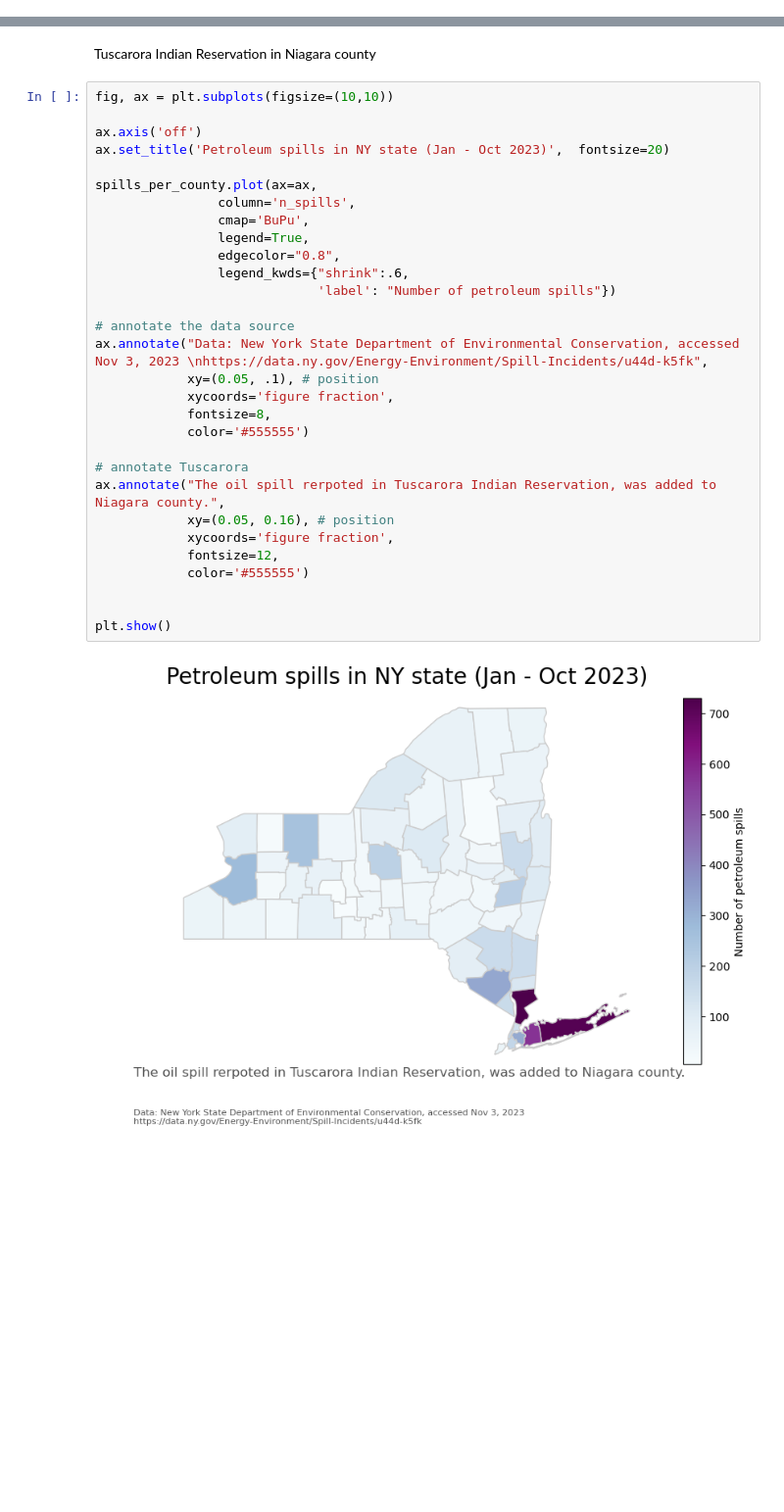
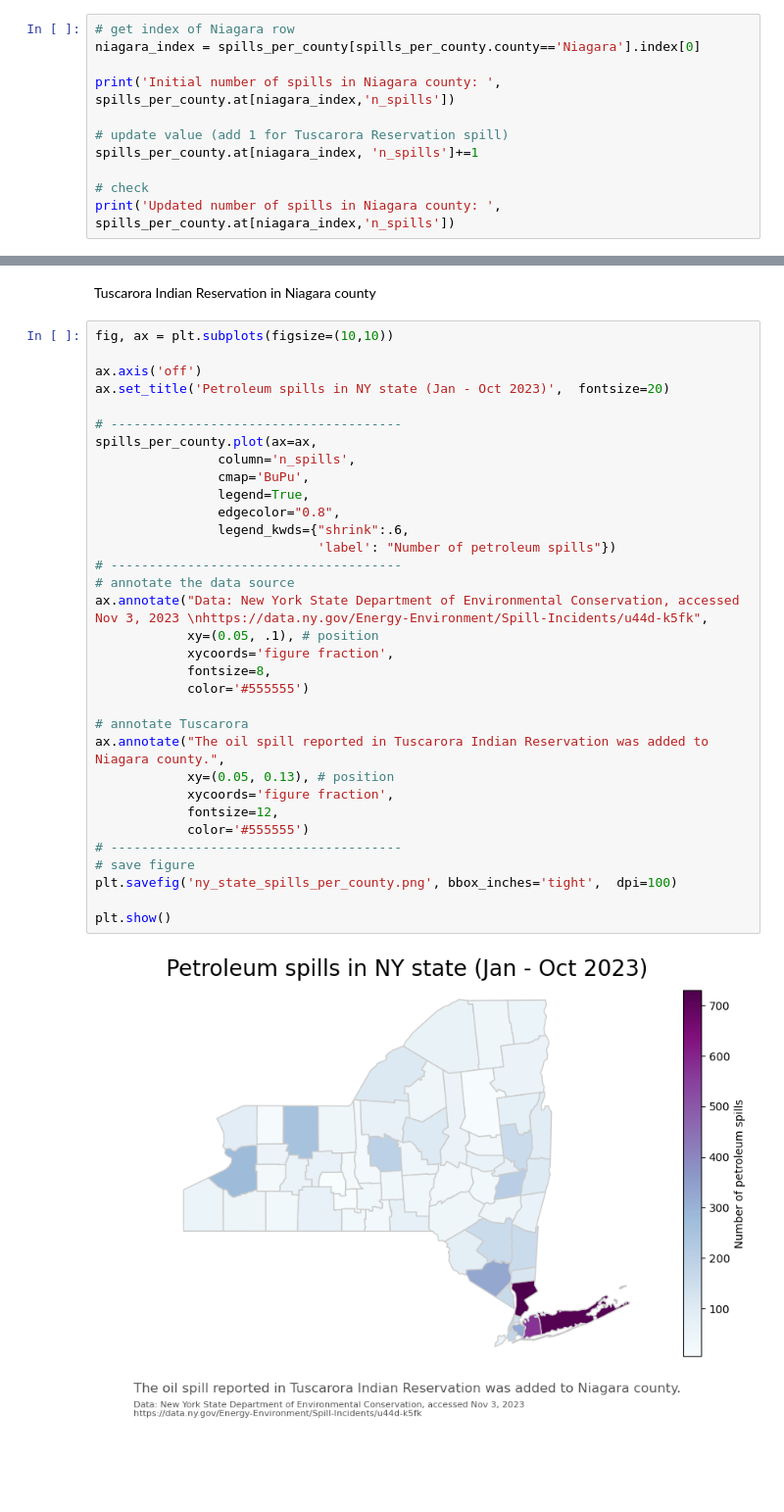
Before and after one commit to carmengg/eds220-oil-spills-sample-repo, a Jupyter notebook: NY-state-spills-per-county.ipynb, the cells around one changed output, grey strips where cells are left out. Shown: that part at 98% size. Drawn from its saved outputs; the diff is of its cells as text; blank space fills up the shorter version.

```diff
--- a/NY-state-spills-per-county.ipynb
+++ b/NY-state-spills-per-county.ipynb
@@ -314,0 +307,11 @@ spills_per_county.loc[spills_per_county.county=='Niagara']
+# %%
+# get index of Niagara row
+niagara_index = spills_per_county[spills_per_county.county=='Niagara'].index[0]
+
+print('Initial number of spills in Niagara county: ', spills_per_county.at[niagara_index,'n_spills'])
+
+# update value (add 1 for Tuscarora Reservation spill)
+spills_per_county.at[niagara_index, 'n_spills']+=1
+
+# check
+print('Updated number of spills in Niagara county: ', spills_per_county.at[niagara_index,'n_spills'])
@@ -327,32 +333,35 @@ Tuscarora Indian Reservation in Niagara county
 # %%
 fig, ax = plt.subplots(figsize=(10,10))
 
 ax.axis('off')
 ax.set_title('Petroleum spills in NY state (Jan - Oct 2023)',  fontsize=20)
 
+# --------------------------------------
 spills_per_county.plot(ax=ax,
                 column='n_spills',
                 cmap='BuPu',
                 legend=True,
                 edgecolor="0.8",
                 legend_kwds={"shrink":.6,
                              'label': "Number of petroleum spills"})
-
+# --------------------------------------
 # annotate the data source
 ax.annotate("Data: New York State Department of Environmental Conservation, accessed Nov 3, 2023 \nhttps://data.ny.gov/Energy-Environment/Spill-Incidents/u44d-k5fk",
             xy=(0.05, .1), # position
             xycoords='figure fraction',
             fontsize=8,
             color='#555555')
 
 # annotate Tuscarora
-ax.annotate("The oil spill rerpoted in Tuscarora Indian Reservation, was added to Niagara county.",
-            xy=(0.05, 0.16), # position
+ax.annotate("The oil spill reported in Tuscarora Indian Reservation was added to Niagara county.",
+            xy=(0.05, 0.13), # position
             xycoords='figure fraction',
             fontsize=12,
             color='#555555')
-
+# --------------------------------------
+# save figure
+plt.savefig('ny_state_spills_per_county.png', bbox_inches='tight',  dpi=100)
 
 plt.show()
 # %% [output]
-[figure, old version]
+[figure, new version]
```
Also changed, not shown: parts of 11 cells of this notebook, 1 other file.
